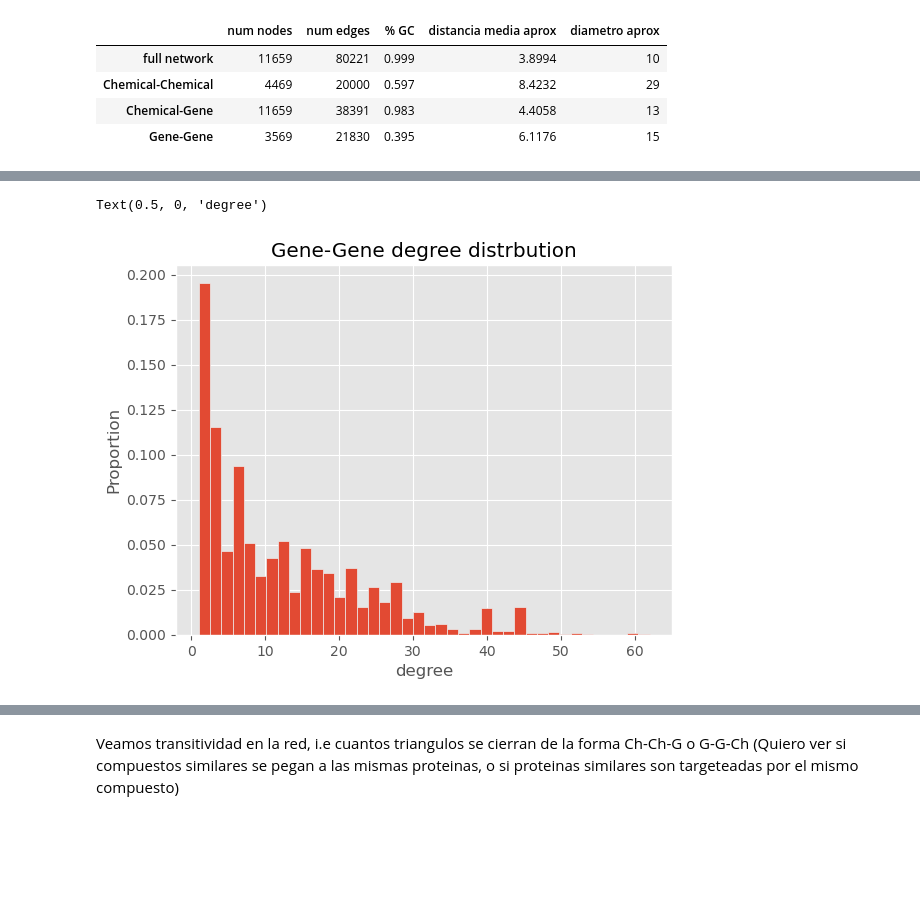
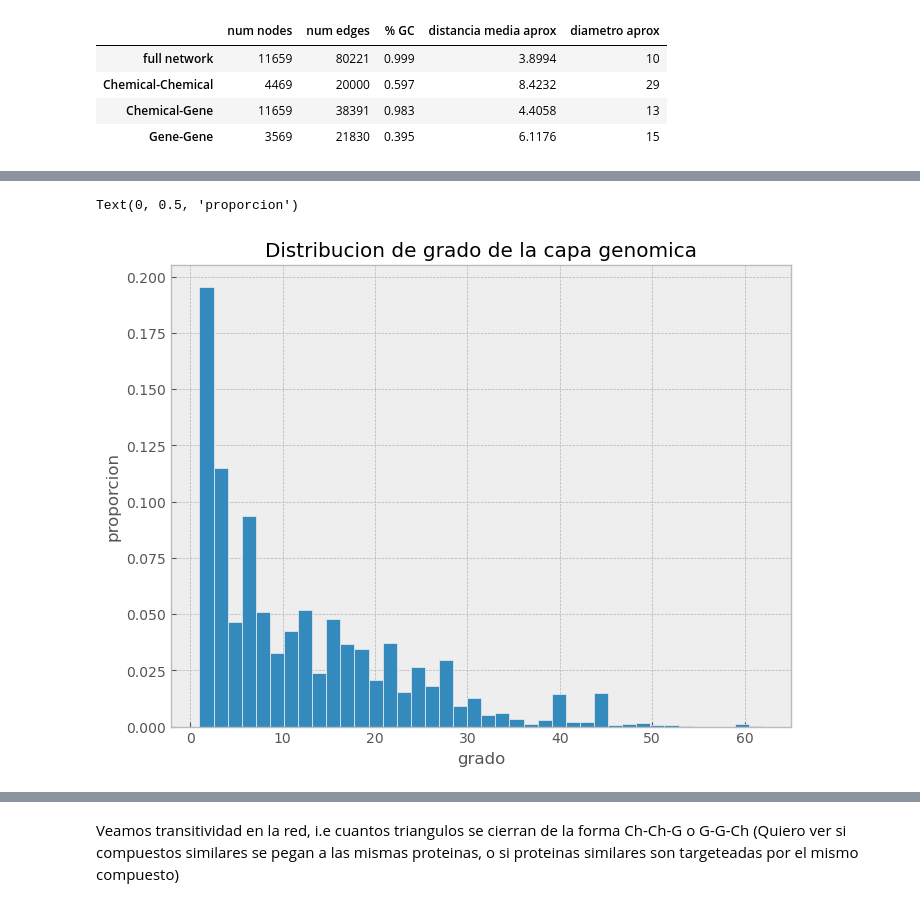
Before and after one commit to nyanovsky/tesis, a Jupyter notebook: data/network_analysis.ipynb, the cells around one changed output, grey strips where cells are left out. Cells and saved outputs as stored; diff of their text form; code cells hidden in the pictures; blank space fills up the shorter version.

```diff
--- a/data/network_analysis.ipynb
+++ b/data/network_analysis.ipynb
@@ -60 +95,3 @@ import seaborn as sns
+# %%
+plt.style.use("bmh")
 # %%
@@ -69,8 +108,10 @@ Text(0.5, 0, 'degree (log scale)')
 # %%
+plt.figure(figsize=(8,6))
 GG_degs = [deg for node, deg in GG_subgraph.degree()] #type: ignore
 sns.histplot(GG_degs, bins=40, alpha=1, stat="proportion")
-plt.title("Gene-Gene degree distrbution")
-plt.xlabel("degree")
+plt.title("Distribucion de grado de la capa genomica")
+plt.xlabel("grado")
+plt.ylabel("proporcion")
 # %% [output]
-Text(0.5, 0, 'degree')
+Text(0, 0.5, 'proporcion')
-[figure, old version]
+[figure, new version]
```
Also changed, not shown: parts of 14 cells of this notebook.
